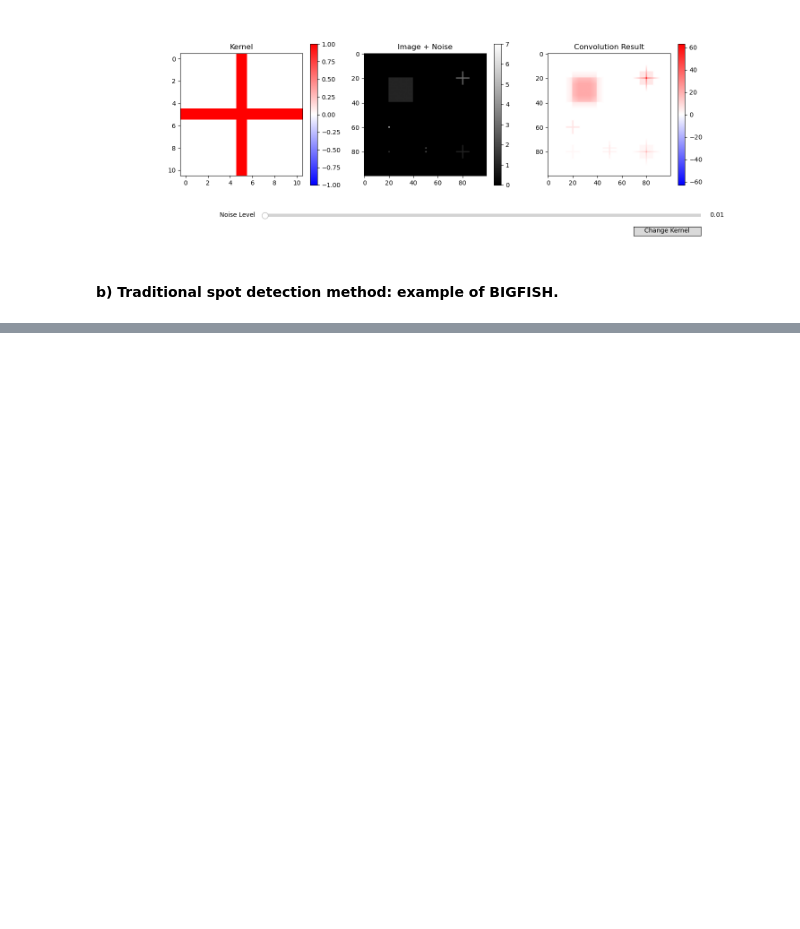
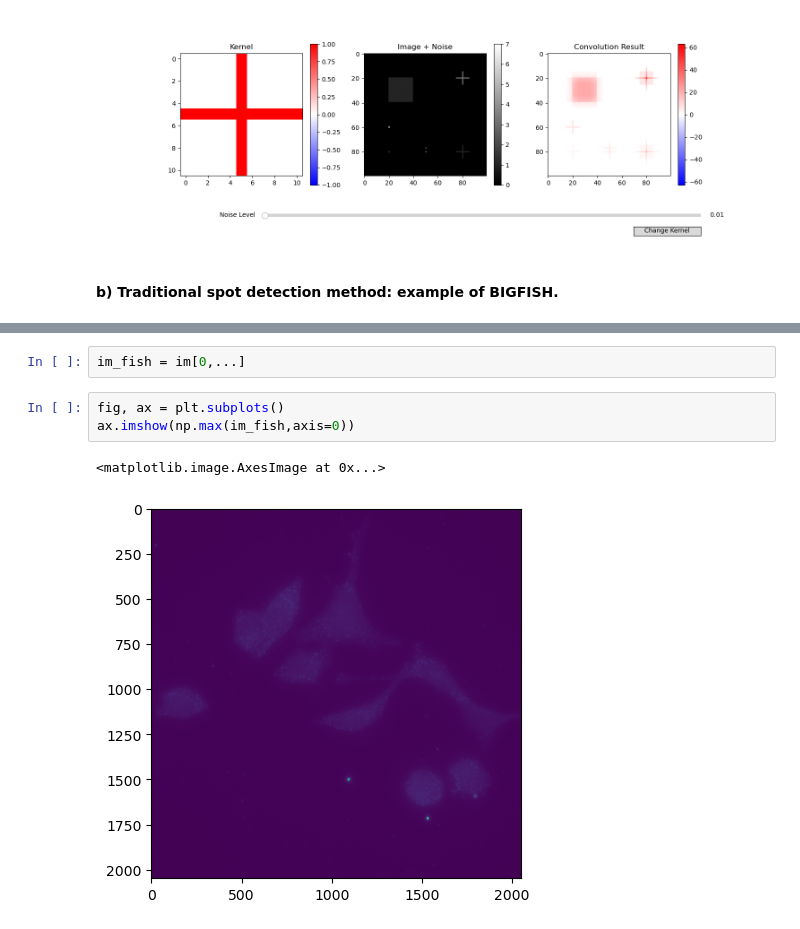
Before and after one commit to Image-Analysis-Hub/Pasteur-BioImage-Analysis-Course-2025, a Jupyter notebook: Analyst/Day3/Spot_detection_for_RNA_imaging/Spot_detection_RNA_imaging.ipynb, the cells around one changed output, grey strips where cells are left out. Saved outputs shown, nothing was run; the diff lists cells and outputs as text; blank space fills up the shorter version.

Commit message:
feature bigfish pipeline image

```diff
--- a/Analyst/Day3/Spot_detection_for_RNA_imaging/Spot_detection_RNA_imaging.ipynb
+++ b/Analyst/Day3/Spot_detection_for_RNA_imaging/Spot_detection_RNA_imaging.ipynb
@@ -112,0 +120,8 @@ Big fish is an example of spot detection method developped by Florian Muller and
+# %%
+im_fish = im[0,...]
+# %%
+fig, ax = plt.subplots()
+ax.imshow(np.max(im_fish,axis=0))
+# %% [output]
+<matplotlib.image.AxesImage at 0x...>
+[figure, added]
```
Also changed, not shown: parts of 7 cells of this notebook.
